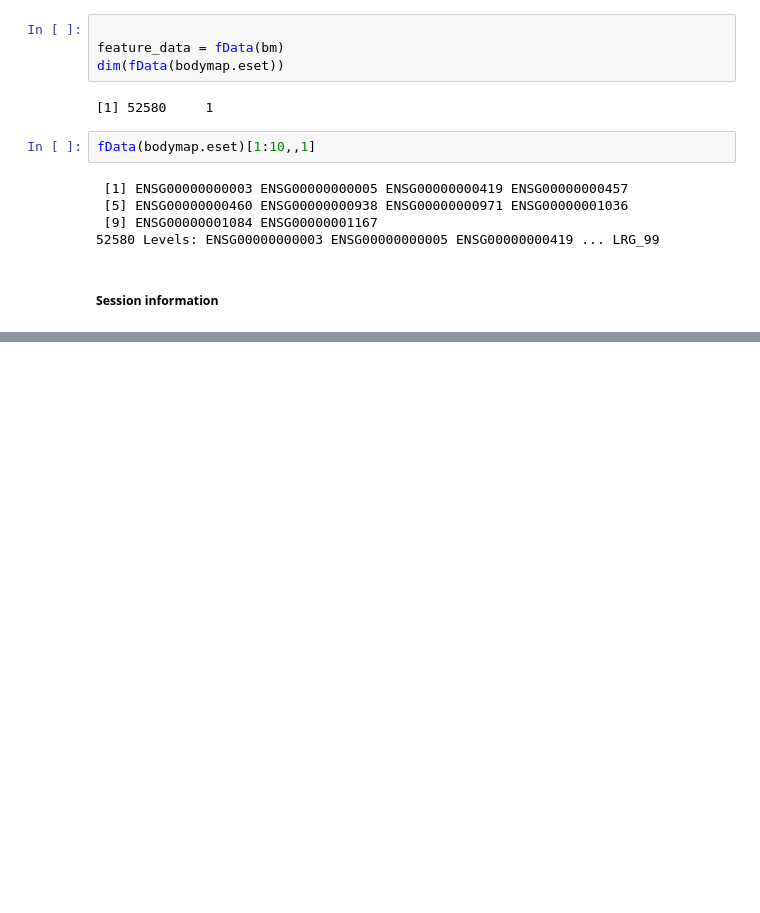
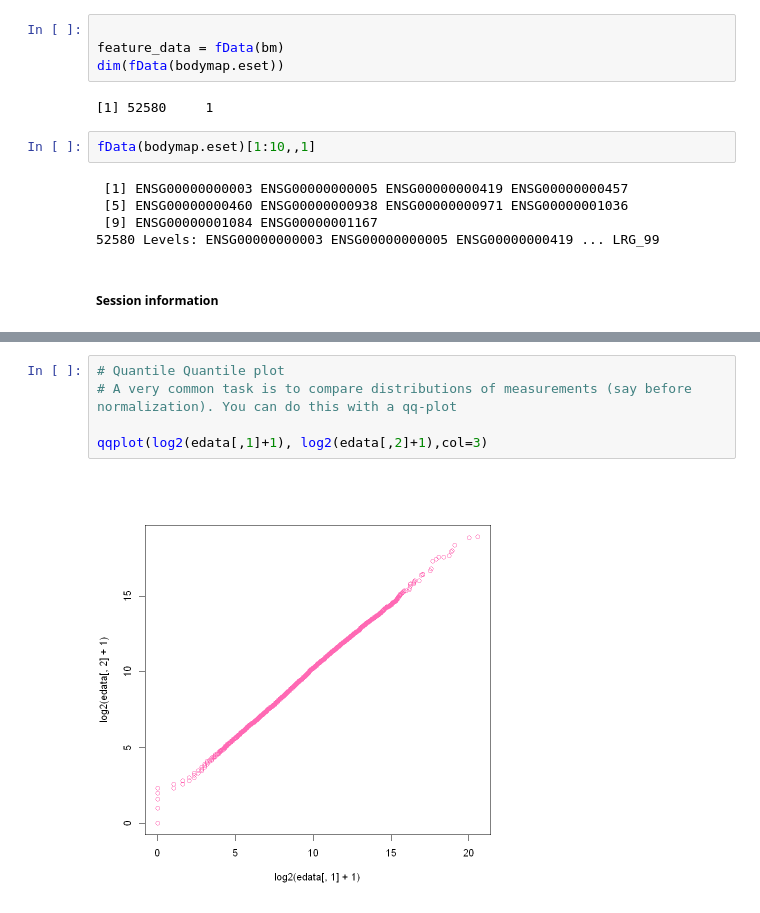
Before and after one commit to recervictory/Genomic-Data-Science-Specialization, a Jupyter notebook: C06 - Statistics for Genomic Data Science/Week 01.ipynb, the cells around one changed output, grey strips where cells are left out. Saved outputs shown, nothing was run; the diff lists cells and outputs as text; blank space fills up the shorter version.

```diff
--- a/C06 - Statistics for Genomic Data Science/Week 01.ipynb
+++ b/C06 - Statistics for Genomic Data Science/Week 01.ipynb
@@ -163,0 +391,7 @@ A packages_info: 45 × 11
+# %%
+# Quantile Quantile plot
+# A very common task is to compare distributions of measurements (say before normalization). You can do this with a qq-plot
+
+qqplot(log2(edata[,1]+1), log2(edata[,2]+1),col=3)
+# %% [output]
+[figure, added]
```
Also changed, not shown: parts of 41 cells of this notebook.
